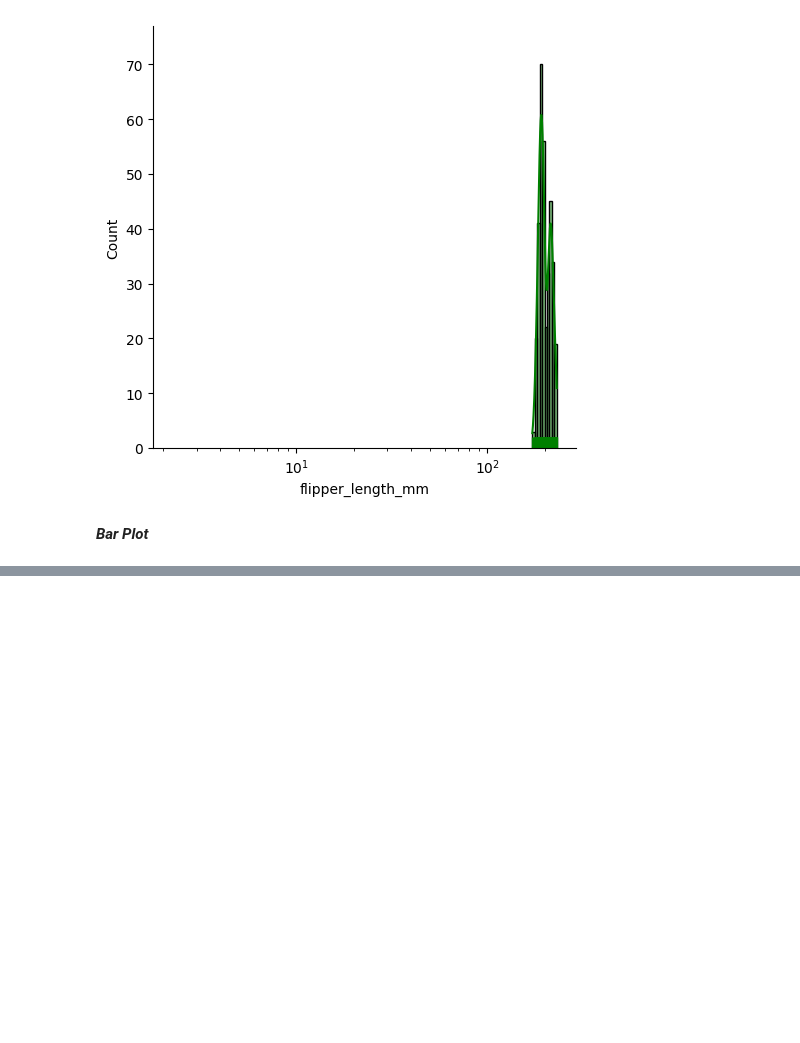
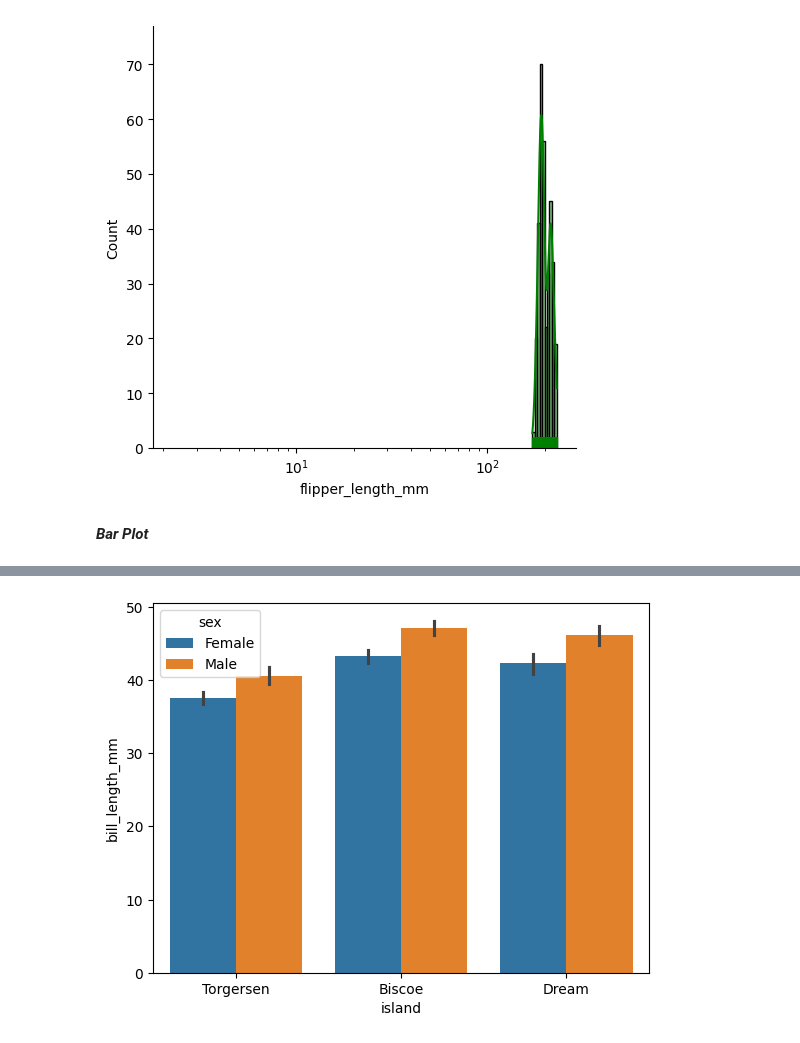
Before and after one commit to AwaisDS/My-Practice_Codes, a Jupyter notebook: Data_Visualisation/seaborn.ipynb, the cells around one changed output, grey strips where cells are left out. Saved outputs shown, nothing was run; the diff lists cells and outputs as text; code cells hidden in the pictures; blank space fills up the shorter version.

```diff
--- a/Data_Visualisation/seaborn.ipynb
+++ b/Data_Visualisation/seaborn.ipynb
@@ -178,0 +217,9 @@ plt.show()
+# %%
+sns.barplot(x='island' ,
+            y='bill_length_mm' ,
+            data=bar_data ,
+            hue='sex',
+            hue_order=['Female','Male'])
+plt.show()
+# %% [output]
+[figure, added]
```
Also changed, not shown: parts of 15 cells of this notebook.
